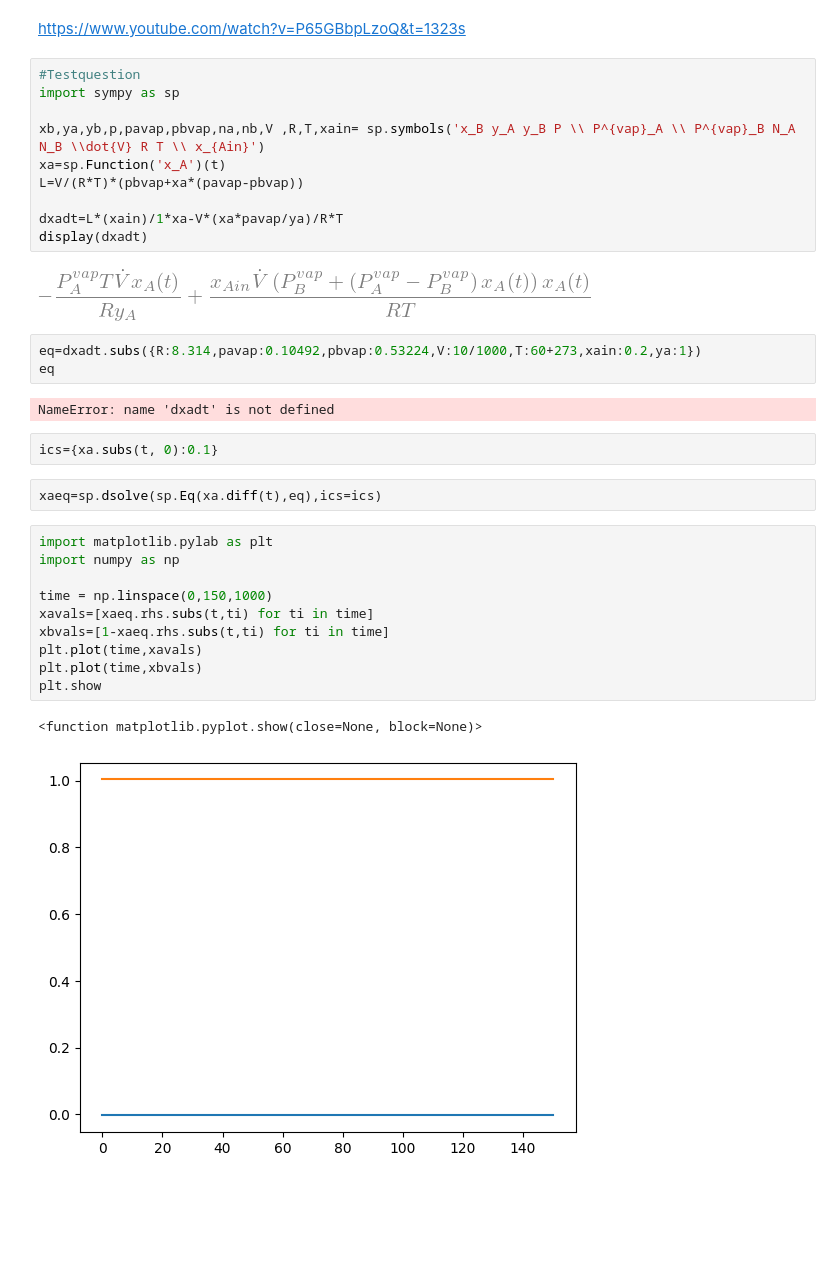
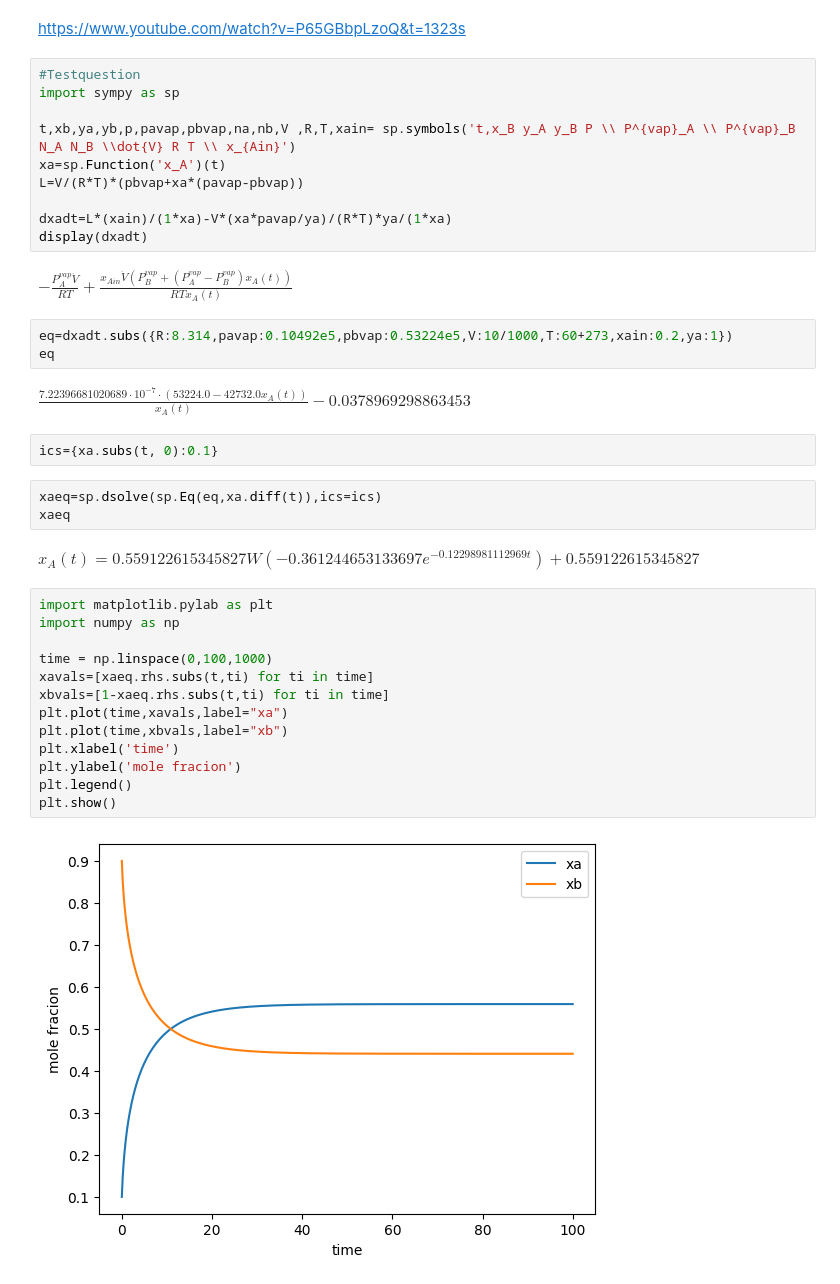
Before and after one commit to vint-j/Chemical-Engineering, a Jupyter notebook: Pastpapers/CP213/Differential_Equations_For_PPs.ipynb, the cells around one changed output. Cells and saved outputs as stored; diff of their text form; blank space fills up the shorter version.

```diff
--- a/Pastpapers/CP213/Differential_Equations_For_PPs.ipynb
+++ b/Pastpapers/CP213/Differential_Equations_For_PPs.ipynb
@@ -784,36 +784,41 @@ https://www.youtube.com/watch?v=P65GBbpLzoQ&t=1323s
 #Testquestion
 import sympy as sp
 
-xb,ya,yb,p,pavap,pbvap,na,nb,V ,R,T,xain= sp.symbols('x_B y_A y_B P \\ P^{vap}_A \\ P^{vap}_B N_A N_B \\dot{V} R T \\ x_{Ain}')
+t,xb,ya,yb,p,pavap,pbvap,na,nb,V ,R,T,xain= sp.symbols('t,x_B y_A y_B P \\ P^{vap}_A \\ P^{vap}_B N_A N_B \\dot{V} R T \\ x_{Ain}')
 xa=sp.Function('x_A')(t)
 L=V/(R*T)*(pbvap+xa*(pavap-pbvap))
 
-dxadt=L*(xain)/1*xa-V*(xa*pavap/ya)/R*T
+dxadt=L*(xain)/(1*xa)-V*(xa*pavap/ya)/(R*T)*ya/(1*xa)
 display(dxadt)
 # %% [output]
-[figure, removed]
+$\displaystyle - \frac{ P^{vap}_A \dot{V}}{R T} + \frac{ x_{Ain} \dot{V} \left( P^{vap}_B + \left( P^{vap}_A -  P^{vap}_B\right) x_{A}{\left(t \right)}\right)}{R T x_{A}{\left(t \right)}}$
 # %%
-eq=dxadt.subs({R:8.314,pavap:0.10492,pbvap:0.53224,V:10/1000,T:60+273,xain:0.2,ya:1})
+eq=dxadt.subs({R:8.314,pavap:0.10492e5,pbvap:0.53224e5,V:10/1000,T:60+273,xain:0.2,ya:1})
 eq
 # %% [output]
-NameError: name 'dxadt' is not defined
+$\displaystyle \frac{7.22396681020689 \cdot 10^{-7} \cdot \left(53224.0 - 42732.0 x_{A}{\left(t \right)}\right)}{x_{A}{\left(t \right)}} - 0.0378969298863453$
 # %%
 ics={xa.subs(t, 0):0.1}
 # %%
-xaeq=sp.dsolve(sp.Eq(xa.diff(t),eq),ics=ics)
+xaeq=sp.dsolve(sp.Eq(eq,xa.diff(t)),ics=ics)
+xaeq
+# %% [output]
+$\displaystyle x_{A}{\left(t \right)} = 0.559122615345827 W\left(- 0.361244653133697 e^{- 0.12298981112969 t}\right) + 0.559122615345827$
 # %%
 import matplotlib.pylab as plt
 import numpy as np
 
-time = np.linspace(0,150,1000)
+time = np.linspace(0,100,1000)
 xavals=[xaeq.rhs.subs(t,ti) for ti in time]
 xbvals=[1-xaeq.rhs.subs(t,ti) for ti in time]
-plt.plot(time,xavals)
-plt.plot(time,xbvals)
-plt.show
+plt.plot(time,xavals,label="xa")
+plt.plot(time,xbvals,label="xb")
+plt.xlabel('time')
+plt.ylabel('mole fracion')
+plt.legend()
+plt.show()
 # %% [output]
-<function matplotlib.pyplot.show(close=None, block=None)>
-[figure, old version]
+[figure, new version]
 # %%
 sp.solve(eq,xa)
 # %% [output]
```
Also changed, not shown: parts of 1 cell of this notebook.
